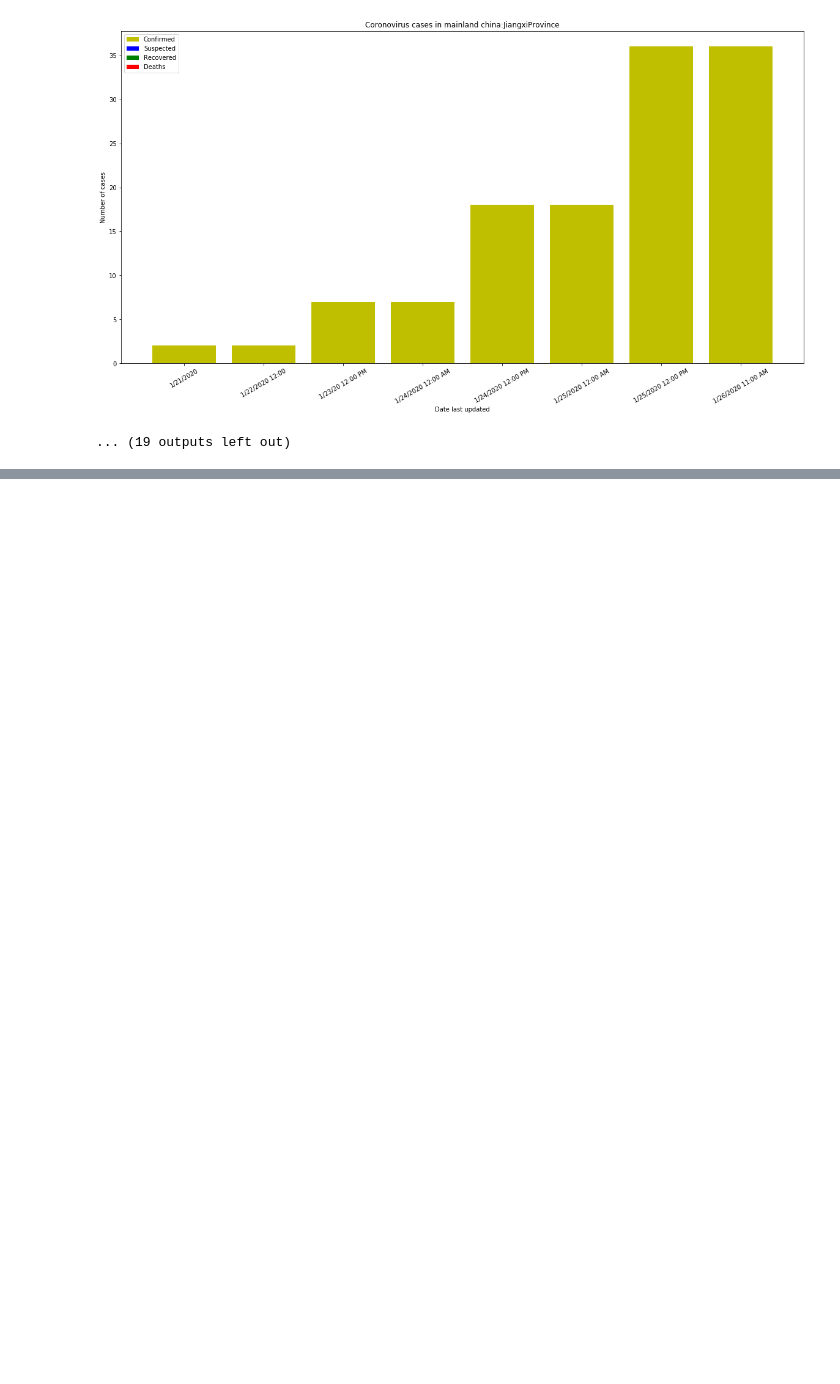
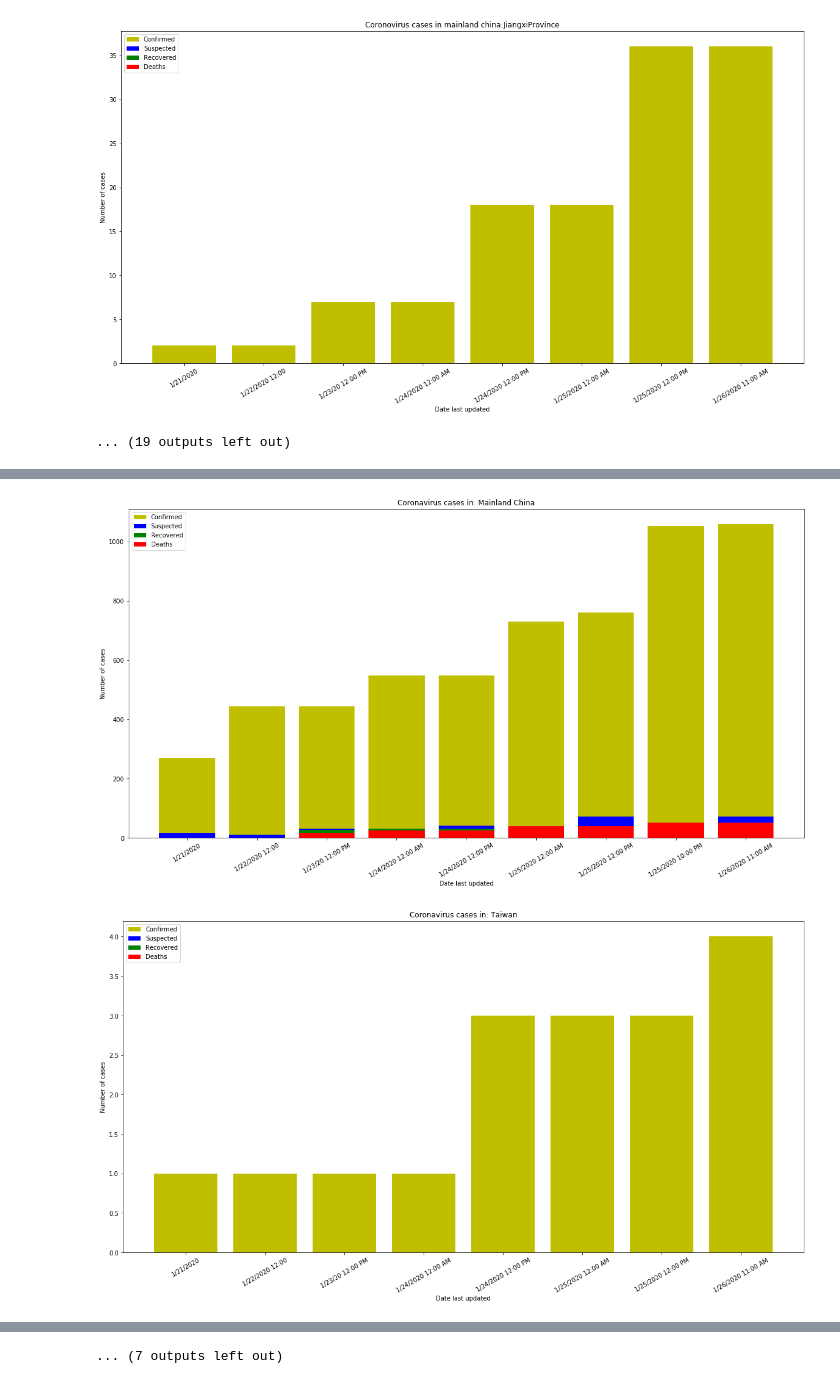
Before and after one commit to mihirmak/coronavirus_visualizations, a Jupyter notebook: Visualization_CV.ipynb, the cells around one changed output, grey strips where cells are left out. Drawn from its saved outputs; the diff is of its cells as text; code cells hidden in the pictures; blank space fills up the shorter version.

```diff
--- a/Visualization_CV.ipynb
+++ b/Visualization_CV.ipynb
@@ -64,0 +78,3 @@ for x in mainland_china_data["Province/State"].unique():
+# %%
+df2=df1.drop(columns=["Unnamed: 0","Province/State"])
+df2.head()
@@ -64,0 +133,16 @@ for x in mainland_china_data["Province/State"].unique():
+# %%
+for x in df2["Country"].unique():
+    temp_df=df2.loc[df2["Country"]==x]
+    fig, ax = plt.subplots(figsize=(20,10))
+    plt.bar(temp_df["Date last updated"],temp_df["Confirmed"],color='y')
+    plt.bar(temp_df["Date last updated"],temp_df["Suspected"],color='b')
+    plt.bar(temp_df["Date last updated"],temp_df["Recovered"],color='g')
+    plt.bar(temp_df["Date last updated"],temp_df["Deaths"],color='r')
+    plt.legend(["Confirmed","Suspected","Recovered", "Deaths"], loc="upper left")
+    plt.xticks(fontsize=10, rotation=30)
+    plt.xlabel("Date last updated")
+    plt.ylabel("Number of cases")
+    plt.title("Coronavirus cases in: "+x)
+# %% [output]
+[figure, added]
+[figure, added]
@@ -64,0 +159 @@ for x in mainland_china_data["Province/State"].unique():
+... (7 outputs left out)
```
Also changed, not shown: parts of 9 cells of this notebook.
